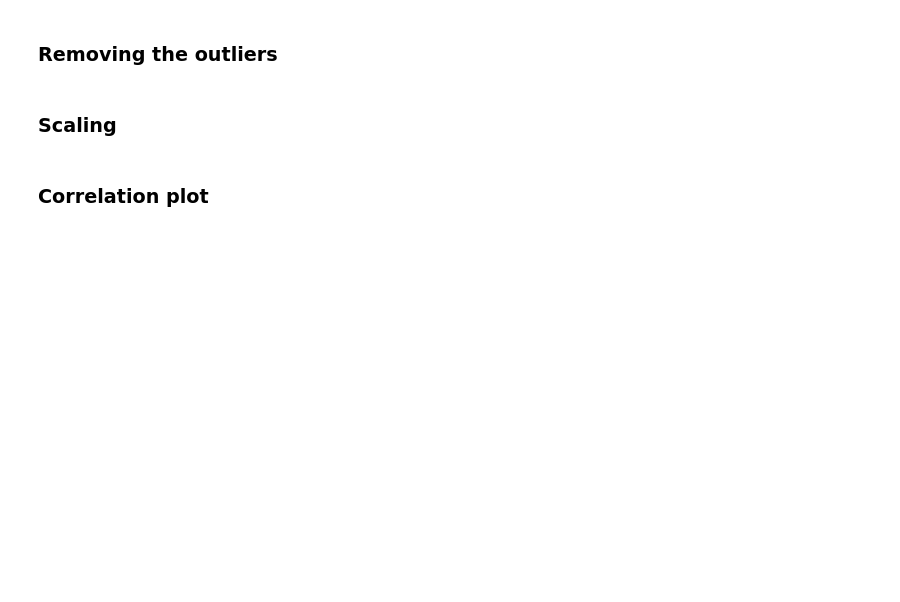
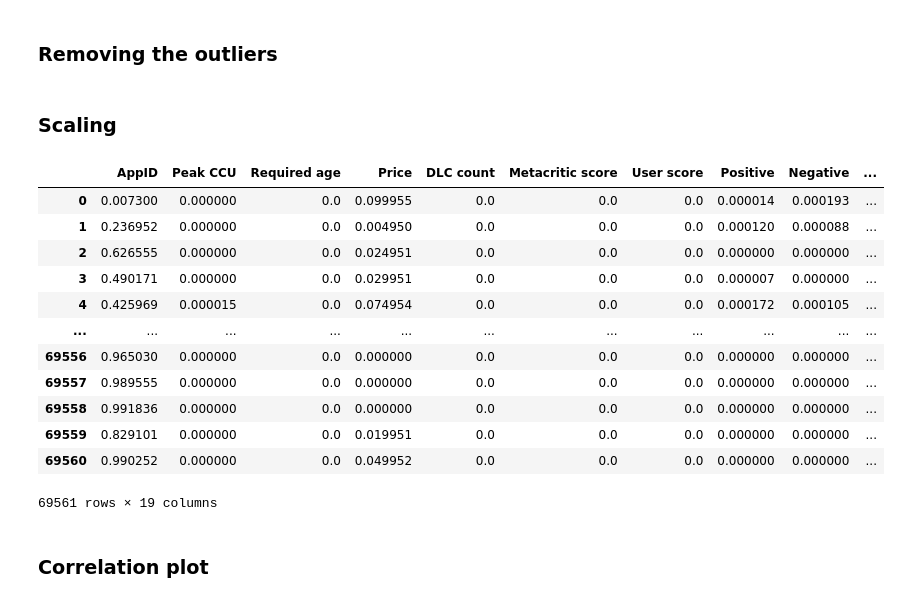
Before and after one commit to arina-sbz/games-cluster-analysis, a Jupyter notebook: games_analysis.ipynb, the cells around one changed output. Drawn from its saved outputs; the diff is of its cells as text; code cells hidden in the pictures; blank space fills up the shorter version.

```diff
--- a/games_analysis.ipynb
+++ b/games_analysis.ipynb
@@ -719,7 +720,23 @@ df = df[~df_filtered]
 # %%
 # code for scaling
 df = df.drop(columns=["release_season_num"])
+
 df = scaling(df.select_dtypes(include=["number"]), "minmax")
+df
+# %% [output]
+|  | AppID | Peak CCU | Required age | Price | DLC count | Metacritic score | User score | Positive | Negative | ... |
+| 0 | 0.007300 | 0.000000 | 0.0 | 0.099955 | 0.0 | 0.0 | 0.0 | 0.000014 | 0.000193 | ... |
+| 1 | 0.236952 | 0.000000 | 0.0 | 0.004950 | 0.0 | 0.0 | 0.0 | 0.000120 | 0.000088 | ... |
+| 2 | 0.626555 | 0.000000 | 0.0 | 0.024951 | 0.0 | 0.0 | 0.0 | 0.000000 | 0.000000 | ... |
+| 3 | 0.490171 | 0.000000 | 0.0 | 0.029951 | 0.0 | 0.0 | 0.0 | 0.000007 | 0.000000 | ... |
+| 4 | 0.425969 | 0.000015 | 0.0 | 0.074954 | 0.0 | 0.0 | 0.0 | 0.000172 | 0.000105 | ... |
+| ... | ... | ... | ... | ... | ... | ... | ... | ... | ... | ... |
+| 69556 | 0.965030 | 0.000000 | 0.0 | 0.000000 | 0.0 | 0.0 | 0.0 | 0.000000 | 0.000000 | ... |
+| 69557 | 0.989555 | 0.000000 | 0.0 | 0.000000 | 0.0 | 0.0 | 0.0 | 0.000000 | 0.000000 | ... |
+| 69558 | 0.991836 | 0.000000 | 0.0 | 0.000000 | 0.0 | 0.0 | 0.0 | 0.000000 | 0.000000 | ... |
+| 69559 | 0.829101 | 0.000000 | 0.0 | 0.019951 | 0.0 | 0.0 | 0.0 | 0.000000 | 0.000000 | ... |
+| 69560 | 0.990252 | 0.000000 | 0.0 | 0.049952 | 0.0 | 0.0 | 0.0 | 0.000000 | 0.000000 | ... |
+69561 rows × 19 columns
 # %% [markdown]
 ### Correlation plot
 # %%
```
Also changed, not shown: parts of 39 cells of this notebook.
